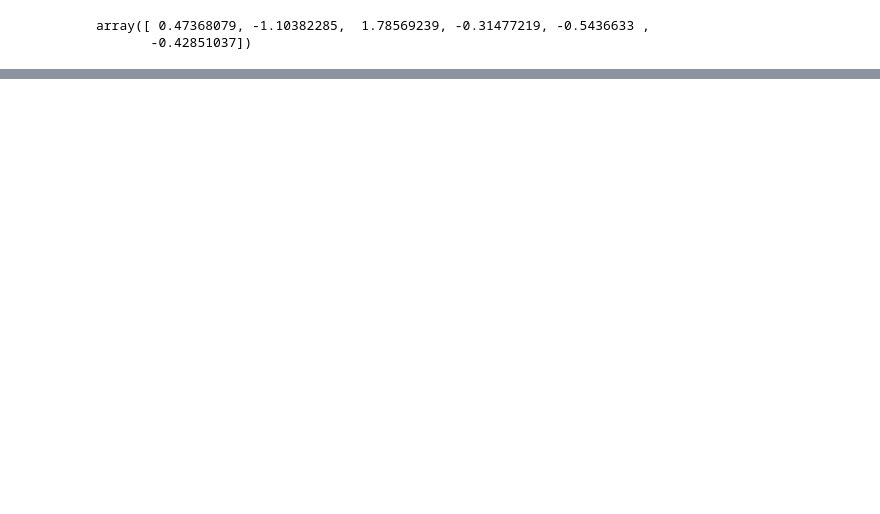
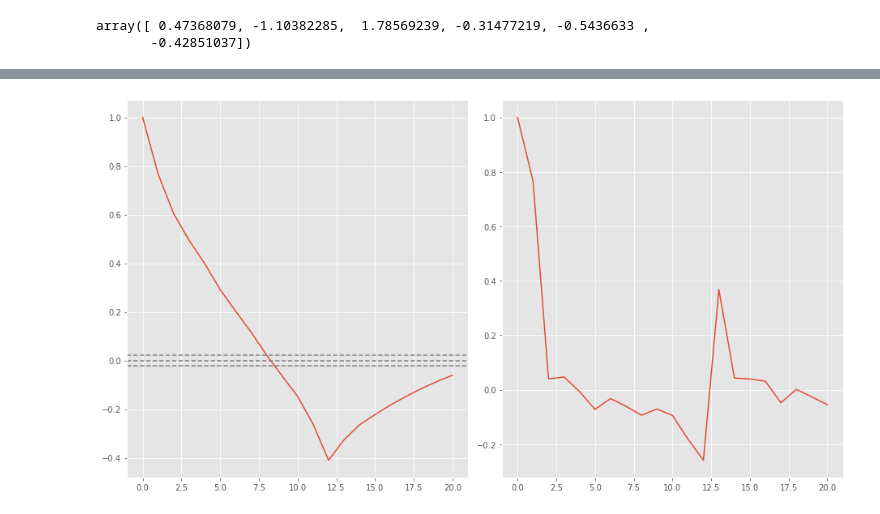
Before and after one commit to abidshafee/autoML-tsModel, a Jupyter notebook: AutoML_ts_Model.ipynb, the cells around one changed output, grey strips where cells are left out. Saved outputs shown, nothing was run; the diff lists cells and outputs as text; code cells hidden in the pictures; blank space fills up the shorter version.

```diff
--- a/AutoML_ts_Model.ipynb
+++ b/AutoML_ts_Model.ipynb
@@ -223,0 +259,2 @@ mxdf = MMX.fit_transform(df)
+# %%
+siteAshift.dropna(inplace=True)
@@ -223,0 +263,17 @@ mxdf = MMX.fit_transform(df)
+# %%
+siteA_lag_acf = acf(siteAshift, nlags=20)
+# %%
+siteA_lag_pacf = pacf(siteAshift, nlags=20, method='ols')
+# %%
+plt.subplot(121)
+plt.plot(siteA_lag_acf)
+plt.axhline(y=0, color='gray', linestyle='--')
+plt.axhline(y=-1.96/np.sqrt(len(siteAshift)), color='gray', linestyle='--')
+plt.axhline(y=1.96/np.sqrt(len(siteAshift)), color='gray', linestyle='--')
+
+plt.subplot(122)
+plt.plot(siteA_lag_pacf)
+
+plt.tight_layout()
+# %% [output]
+[figure, added]
```
Also changed, not shown: parts of 13 cells of this notebook.
